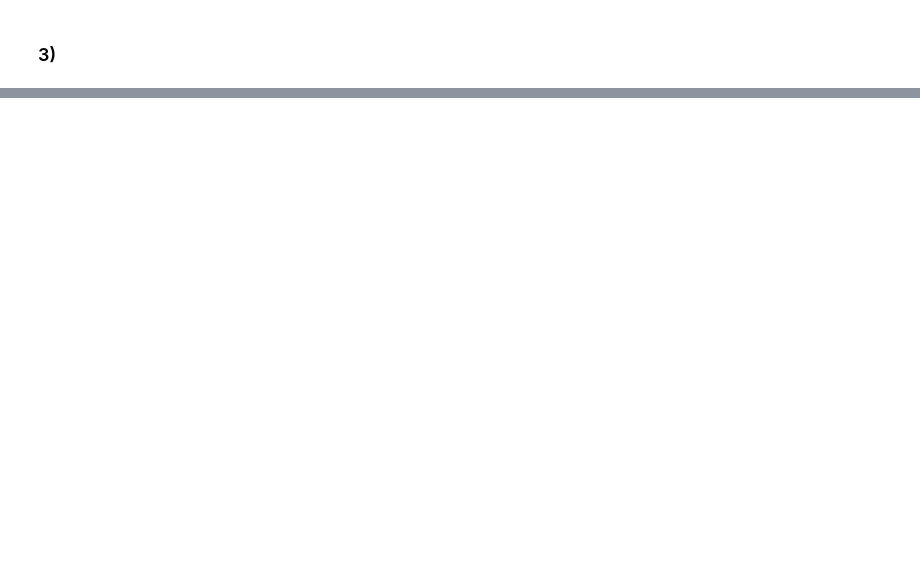
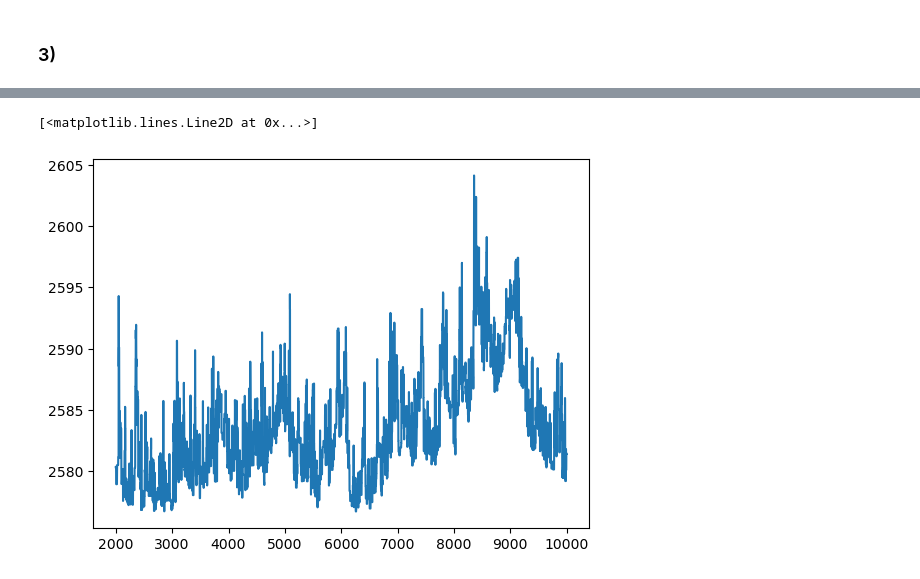
Before and after one commit to kevin-nguyen2k11/PHYS512, a Jupyter notebook: assignment5/Problem Set 5.ipynb, the cells around one changed output, grey strips where cells are left out. Cells and saved outputs as stored; diff of their text form; code cells hidden in the pictures; blank space fills up the shorter version.

```diff
--- a/assignment5/Problem Set 5.ipynb
+++ b/assignment5/Problem Set 5.ipynb
@@ -182,0 +186,5 @@ for iter in range(nchain):
+# %%
+plt.plot(range(steps)[2000:],chains[2000:,0])
+# %% [output]
+[<matplotlib.lines.Line2D at 0x...>]
+[figure, added]
```
Also changed, not shown: parts of 19 cells of this notebook, 5 other files.
